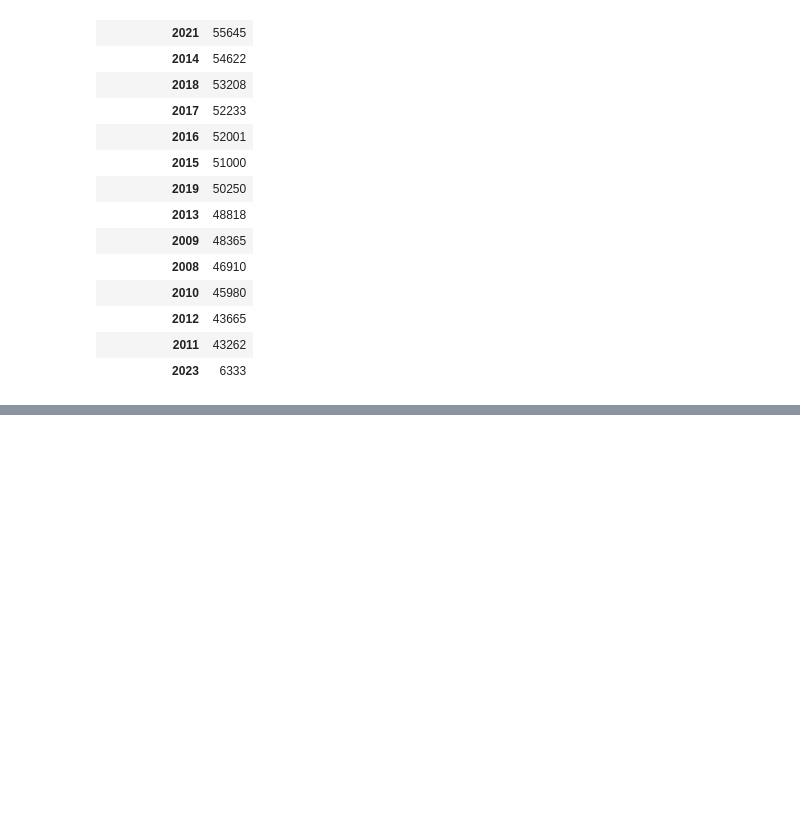
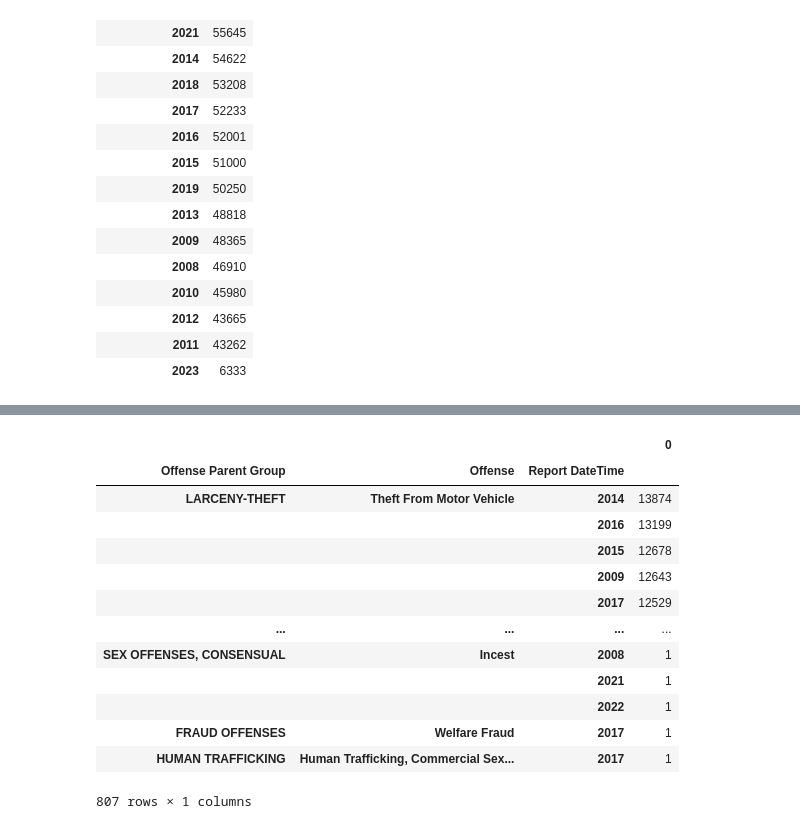
Before and after one commit to Aleph-Null-123/2023-Datathon-Project, a Jupyter notebook: notebooks/dataframes.ipynb, the cells around one changed output, grey strips where cells are left out. Cells and saved outputs as stored; diff of their text form; code cells hidden in the pictures; blank space fills up the shorter version.

```diff
--- a/notebooks/dataframes.ipynb
+++ b/notebooks/dataframes.ipynb
@@ -79,0 +77,25 @@ aileen.loc["PROPERTY"]
+# %%
+maitreyi = pd.DataFrame([spd_crimes["Offense Parent Group"], spd_crimes["Offense"], spd_crimes["Report DateTime"]]).transpose()
+# %%
+maitreyi["Report DateTime"] = pd.to_datetime(maitreyi["Report DateTime"])
+
+maitreyi["Report DateTime"] = [i.year for i in maitreyi["Report DateTime"]]
+
+maitreyi = maitreyi.value_counts().to_frame()
+# %%
+maitreyi
+# %% [output]
+|  |  |  | 0 |
+| Offense Parent Group | Offense | Report DateTime |  |
+| LARCENY-THEFT | Theft From Motor Vehicle | 2014 | 13874 |
+|  |  | 2016 | 13199 |
+|  |  | 2015 | 12678 |
+|  |  | 2009 | 12643 |
+|  |  | 2017 | 12529 |
+| ... | ... | ... | ... |
+| SEX OFFENSES, CONSENSUAL | Incest | 2008 | 1 |
+|  |  | 2021 | 1 |
+|  |  | 2022 | 1 |
+| FRAUD OFFENSES | Welfare Fraud | 2017 | 1 |
+| HUMAN TRAFFICKING | Human Trafficking, Commercial Sex... | 2017 | 1 |
+807 rows × 1 columns
```
Also changed, not shown: parts of 6 cells of this notebook, 1 other file.
